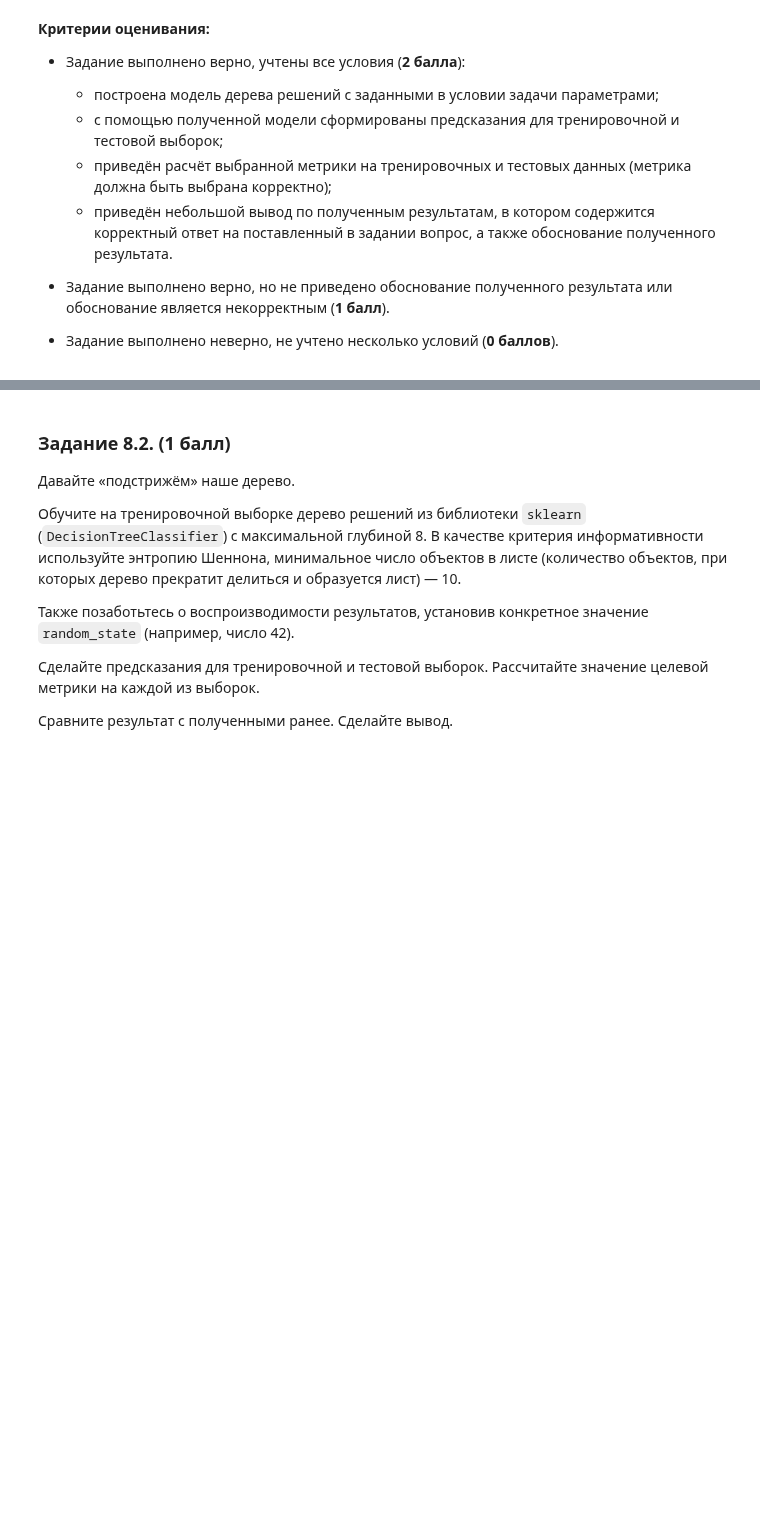
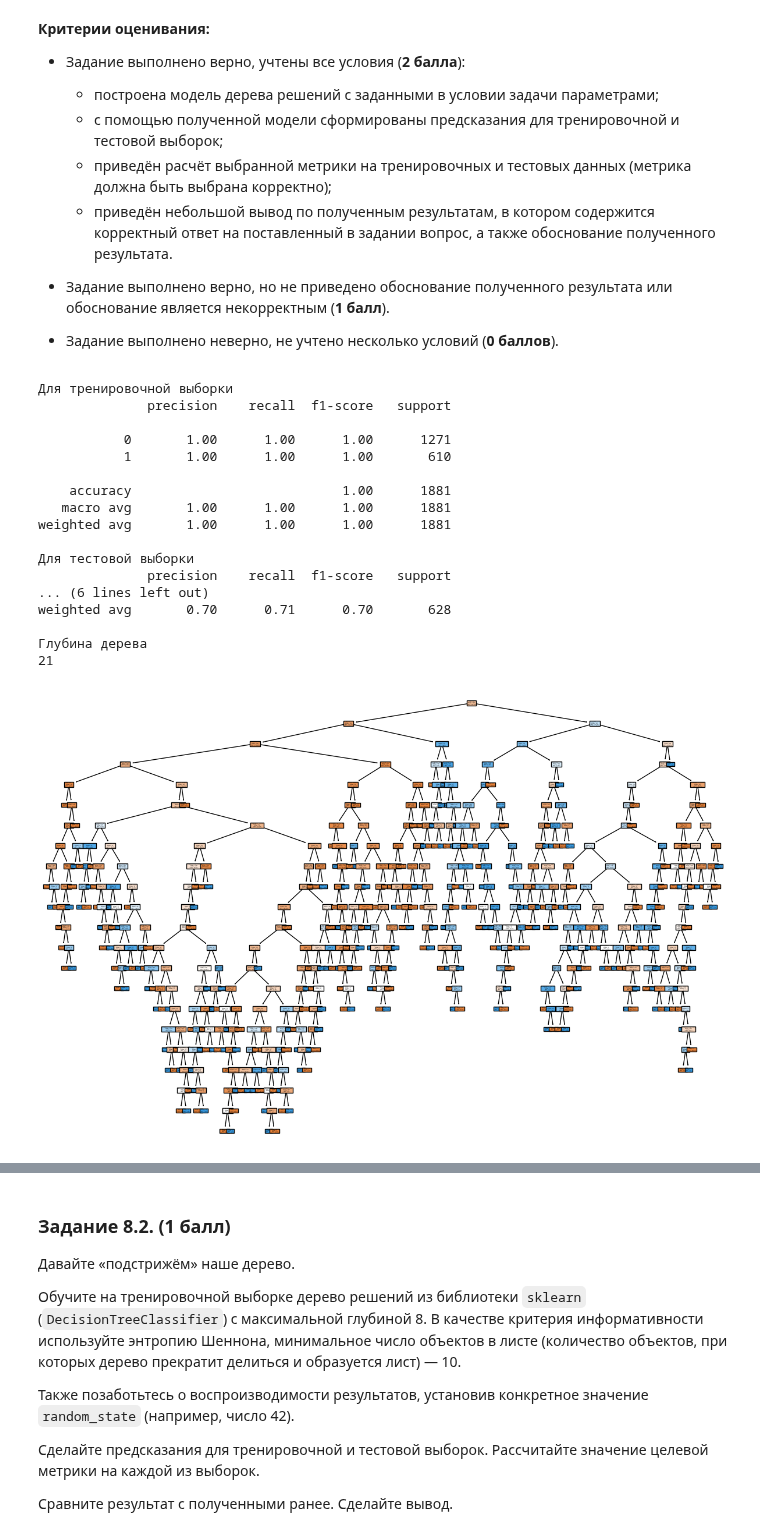
Before and after one commit to stas-as/Konspect-all, a Jupyter notebook: Конспекты/ML_3_Класификация/ML-3._Практика._Ноутбук-шаблон.ipynb, the cells around one changed output, grey strips where cells are left out. Drawn from its saved outputs; the diff is of its cells as text; code cells hidden in the pictures; blank space fills up the shorter version.

```diff
--- a/Конспекты/ML_3_Класификация/ML-3._Практика._Ноутбук-шаблон.ipynb
+++ b/Конспекты/ML_3_Класификация/ML-3._Практика._Ноутбук-шаблон.ipynb
@@ -717,5 +717,52 @@ from sklearn import ensemble
 - Задание выполнено верно, но не приведено обоснование полученного результата или обоснование является некорректным (**1 балл**).
 - Задание выполнено неверно, не учтено несколько условий (**0 баллов**).
 # %%
-# Ваш код здесь
+#Создаём объект класса DecisionTreeClassifier
+dt_clf_2d = tree.DecisionTreeClassifier(
+    criterion='entropy', #критерий информативности
+    random_state=42 #генератор случайных чисел
+)
+#Обучаем дерево решений по алгоритму CART
+dt_clf_2d.fit(X_train, y_train)
+
+#Создаём фигуру для визуализации графа
+fig = plt.figure(figsize=(15, 10))
+#Строим граф дерева решений
+tree.plot_tree(
+    dt_clf_2d, #объект обученного дерева
+    feature_names=X_train.columns, #наименования факторов
+    class_names=["0 - Not Exited", "1 - Exited"], #имена классов
+    filled=True, #расцветка графа
+);
+y_pred = dt_clf_2d.predict(X_train)
+#Выводим отчёт о метриках классификации
+print("Для тренировочной выборки")
+print(metrics.classification_report(y_train, y_pred))
+
+y_predt = dt_clf_2d.predict(X_test)
+#Выводим отчёт о метриках классификации
+print("Для тестовой выборки")
+print(metrics.classification_report(y_test, y_predt))
+
+print("Глубина дерева")
+print(dt_clf_2d.get_depth())
+# %% [output]
+Для тренировочной выборки
+              precision    recall  f1-score   support
+
+           0       1.00      1.00      1.00      1271
+           1       1.00      1.00      1.00       610
+
+    accuracy                           1.00      1881
+   macro avg       1.00      1.00      1.00      1881
+weighted avg       1.00      1.00      1.00      1881
+
+Для тестовой выборки
+              precision    recall  f1-score   support
+... (6 lines left out)
+weighted avg       0.70      0.71      0.70       628
+
+Глубина дерева
+21
+[figure, added]
 # %% [markdown]
```
Also changed, not shown: parts of 8 cells of this notebook.
